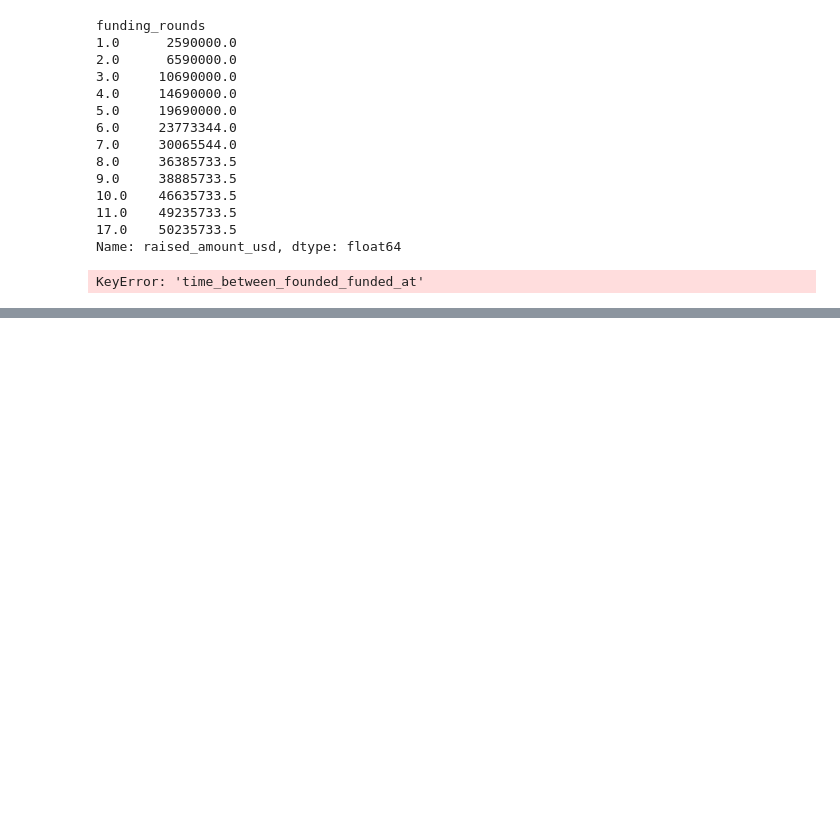
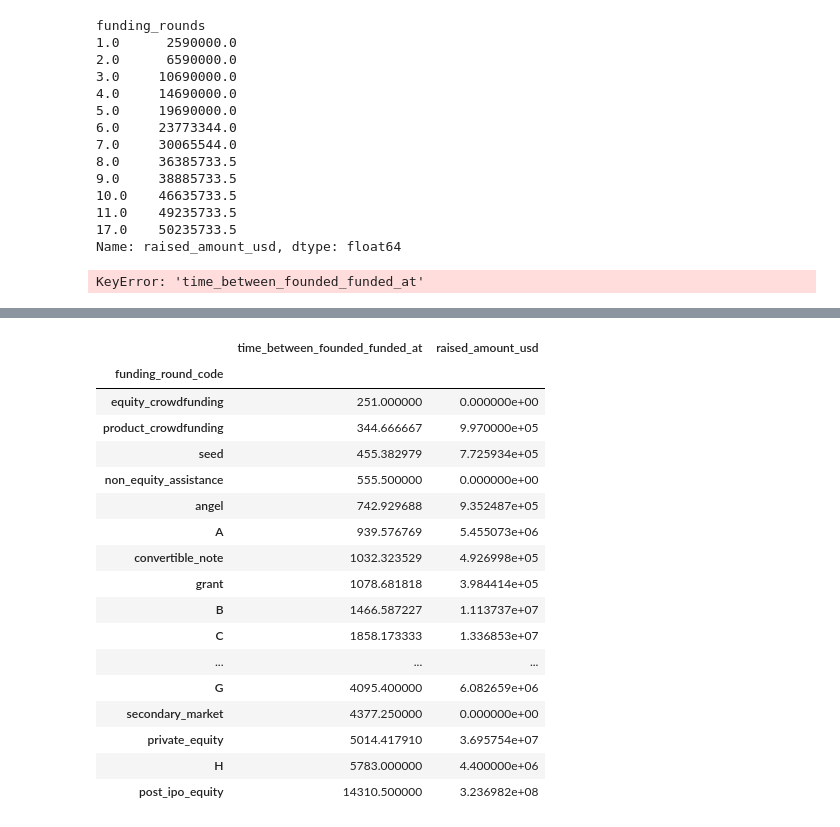
Before and after one commit to aamruth/triumph-venture, a Jupyter notebook: notebooks/AS_01_Dataset_Preprocessing.ipynb, the cells around one changed output, grey strips where cells are left out. Cells and saved outputs as stored; diff of their text form; code cells hidden in the pictures; blank space fills up the shorter version.

```diff
--- a/notebooks/AS_01_Dataset_Preprocessing.ipynb
+++ b/notebooks/AS_01_Dataset_Preprocessing.ipynb
@@ -1356,0 +1398,22 @@ This code will plot the cumulative sum of 'raised_amount_usd' against 'time_betw
+# %%
+acquired_data = funds_per_round.loc['acquired'].sort_values(by='time_between_founded_funded_at')
+acquired_data
+# %% [output]
+|  | time_between_founded_funded_at | raised_amount_usd |
+| funding_round_code |  |  |
+| equity_crowdfunding | 251.000000 | 0.000000e+00 |
+| product_crowdfunding | 344.666667 | 9.970000e+05 |
+| seed | 455.382979 | 7.725934e+05 |
+| non_equity_assistance | 555.500000 | 0.000000e+00 |
+| angel | 742.929688 | 9.352487e+05 |
+| A | 939.576769 | 5.455073e+06 |
+| convertible_note | 1032.323529 | 4.926998e+05 |
+| grant | 1078.681818 | 3.984414e+05 |
+| B | 1466.587227 | 1.113737e+07 |
+| C | 1858.173333 | 1.336853e+07 |
+| ... | ... | ... |
+| G | 4095.400000 | 6.082659e+06 |
+| secondary_market | 4377.250000 | 0.000000e+00 |
+| private_equity | 5014.417910 | 3.695754e+07 |
+| H | 5783.000000 | 4.400000e+06 |
+| post_ipo_equity | 14310.500000 | 3.236982e+08 |
```
Also changed, not shown: parts of 9 cells of this notebook, 1 other file.
